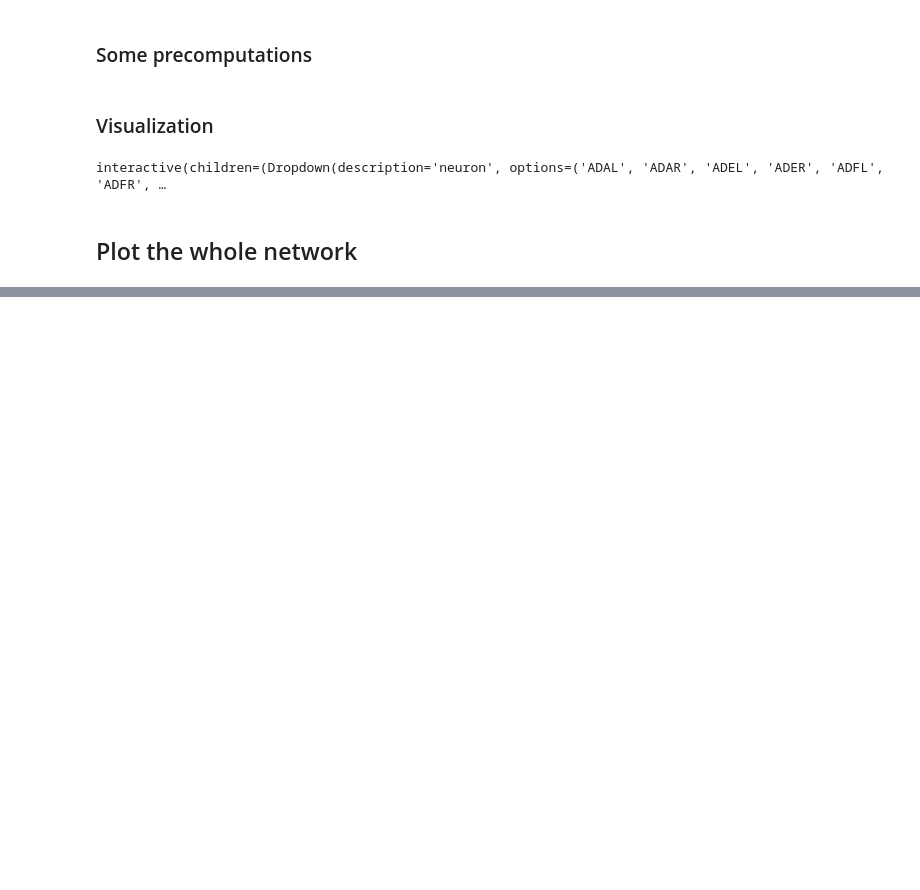
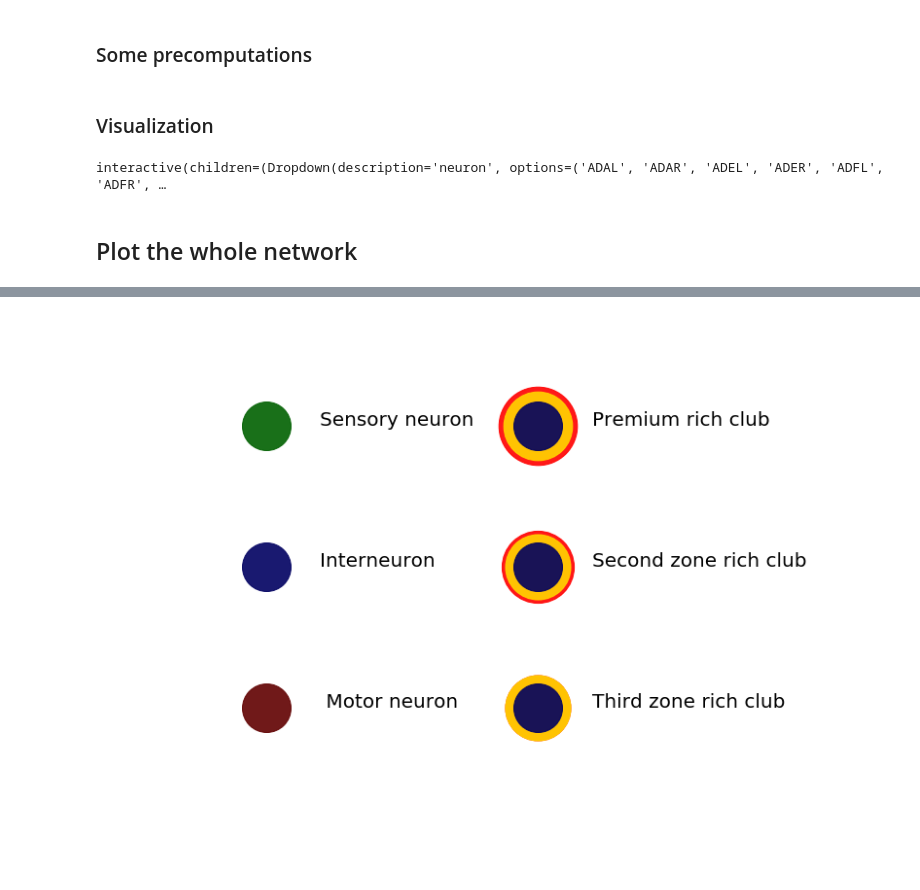
Before and after one commit to MarcJavin/WormConnectome, a Jupyter notebook: Connectome Visualizer.ipynb, the cells around one changed output, grey strips where cells are left out. Saved outputs shown, nothing was run; the diff lists cells and outputs as text; code cells hidden in the pictures; blank space fills up the shorter version.

Commit message:
rich club plot

```diff
--- a/Connectome Visualizer.ipynb
+++ b/Connectome Visualizer.ipynb
@@ -164,0 +132,77 @@ KeyboardInterrupt:
+# %%
+def draw_nodes(pos, G=G, shape='o', category=inters, col='k', size=NODE_SIZE):
+            nx.draw_networkx_nodes(G, pos, node_shape=shape, node_color=col,
+                                   nodelist=[n for n in G.nodes if n in category],
+                                   node_size=size, alpha=0.9)
+
+def draw_rich(pos, G=G, neurs=rich, sk=7000, sr=6500, sg=5000):
+        draw_nodes(pos, G, 'o', neurs, 'white', size=sk)
+        draw_nodes(pos, G, 'o', neurs, 'r', size=sr)
+        draw_nodes(pos, G, 'o', neurs, 'Gold', size=sg)
+        draw_nodes(pos, G, INTER_SHAPE, neurs, INTER_COLOR)
+
+def whole(img_size=25, pos=None):
+    plt.figure(figsize=(1.5*img_size, img_size))
+
+#     ['AIBL', 'AIBR', 'RIAL', 'RIAR', 'RIBL', 'RIBR']
+    # pos = nx.layout.bipartite_layout(G, sensors)
+    if pos is None:
+        pos = nx.layout.spring_layout(G)
+
+    draw_nodes(pos, 'o', G.nodes, 'white', size=2700)
+    draw_nodes(pos, SENSOR_SHAPE, sensors, SENSOR_COLOR)
+    draw_nodes(pos, MOTOR_SHAPE, motors, MOTOR_COLOR)
+    draw_nodes(pos, INTER_SHAPE, inters, INTER_COLOR)
+
+    nx.draw_networkx_edges(G, pos, edge_color='#303060', node_size=NODE_SIZE, arrowstyle='->', edgelist=G1.edges,
+                           alpha=0.8, width=1, arrowsize=10)
+    nx.draw_networkx_edges(G, pos, edge_color='#505020', node_size=NODE_SIZE, edgelist=G2.edges,
+                           alpha=0.8, width=1)
+
+    nx.draw_networkx_labels(G, pos, font_color='w', font_weight='bold')
+
+    plt.axis('off')
+
+    plt.draw()
+#     plt.savefig('circ%s.png'%img_size, dpi=400)
+
+    draw_rich(pos, rich3, sk=4600, sr=4500, sg=4500)
+    draw_rich(pos, rich2, sk=5600, sr=5500, sg=4500)
+    draw_rich(pos, rich)
+
+    plt.draw()
+#     plt.savefig('circ%s_rich.png'%img_size, dpi=400)
+    return pos
+
+
+# poss = []
+# for i in [25,34]:
+#     whole(i, poss[0])
+plt.figure(figsize=(10,10))
+g = nx.Graph()
+nodes = range(9)
+g.add_nodes_from(nodes)
+legends = ['Sensory neuron', 'Interneuron', ' Motor neuron',
+           'Premium rich club', 'Second zone rich club', 'Third zone rich club',
+           '','','']
+pos = {}
+for i in nodes:
+    pos[i] = [10*(i//3),-20*(i%3)]
+    plt.text(pos[i][0]+2, pos[i][1], legends[i], fontsize=20)
+draw_nodes(pos, g, SENSOR_SHAPE, [0], SENSOR_COLOR)
+draw_nodes(pos, g, INTER_SHAPE, [1], INTER_COLOR)
+draw_nodes(pos, g, MOTOR_SHAPE, [2], MOTOR_COLOR)
+draw_rich(pos, g, [3])
+draw_rich(pos, g, [4], sk=5600, sr=5500, sg=4500)
+draw_rich(pos, g, [5], sk=4600, sr=4500, sg=4500)
+nx.draw_networkx_edges(G, pos, edge_color='#303060', node_size=NODE_SIZE, arrowstyle='->', edgelist=[[6,7]],
+                           alpha=0.8, width=1, arrowsize=10)
+nx.draw_networkx_edges(G, pos, edge_color='#505020', node_size=NODE_SIZE, edgelist=[[7,8]],
+                           alpha=0.8, width=1)
+plt.ylim(-60, 15)
+plt.xlim(-5, 15)
+plt.axis('off')
+plt.draw()
+plt.show()
+# %% [output]
+[figure, added]
```
Also changed, not shown: parts of 3 cells of this notebook.
